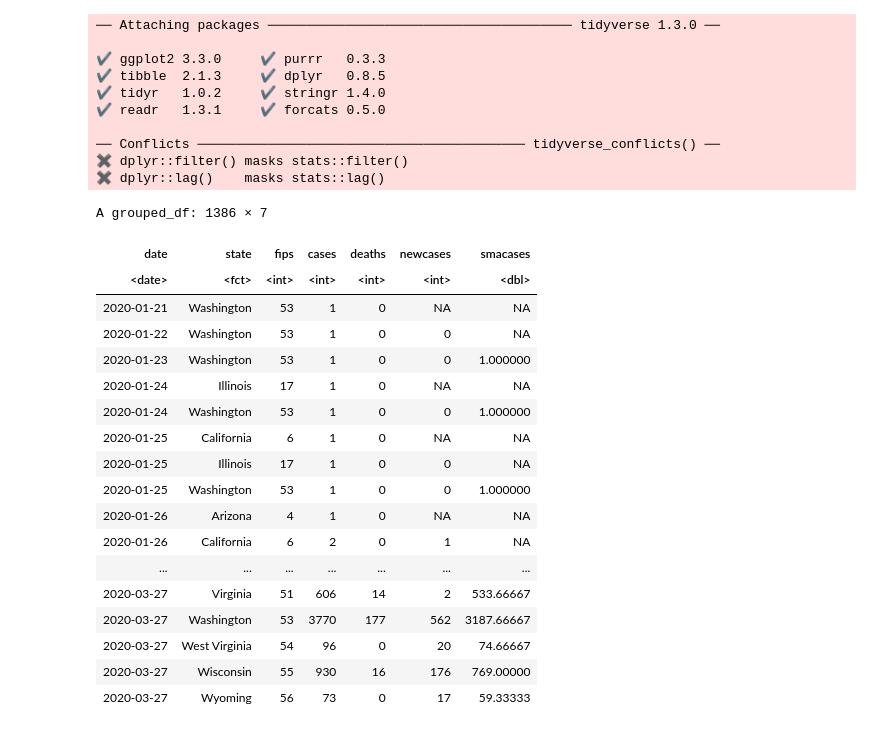
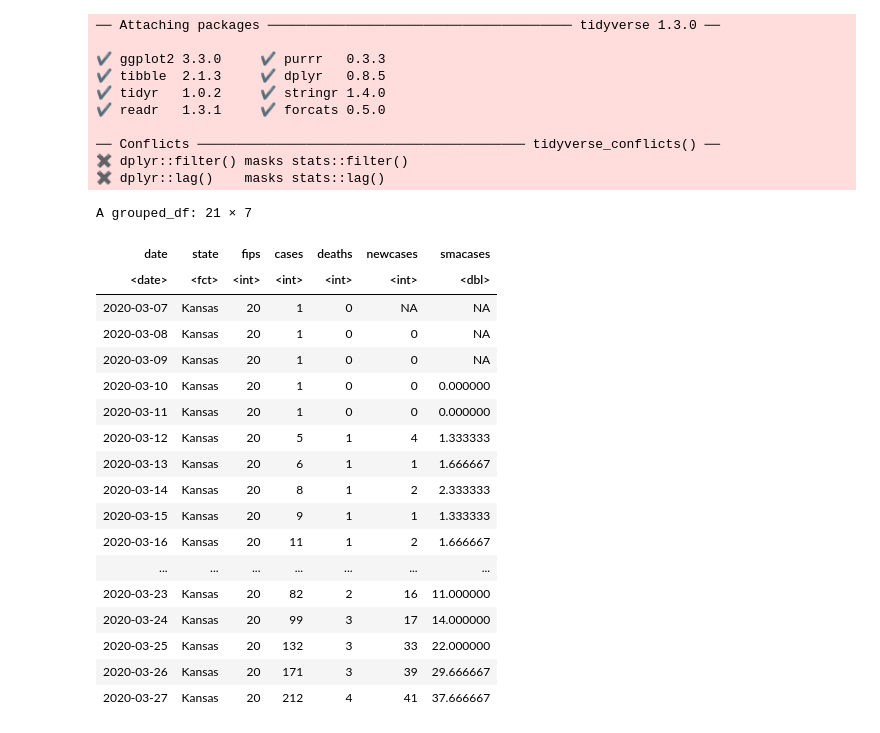
Before and after one commit to ali-raheem/COVID-19-Railway, a Jupyter notebook: US.loglog.ipynb, the cells around one changed output. Cells and saved outputs as stored; diff of their text form; code cells hidden in the pictures.

```diff
--- a/US.loglog.ipynb
+++ b/US.loglog.ipynb
@@ -18,33 +18,33 @@ library(gganimate)
 # %%
 us.data <- read.csv('us-states.csv')
 us.data$date <- as.Date(us.data$date)
 us.data <- us.data %>%
             arrange(date) %>%
-          #  mutate(cases = cases + seq.int(nrow(us.data))*0.0000001) %>%
+           # mutate(cases = cases + seq.int(nrow(us.data))*0.0000001) %>%
             group_by(state) %>%
             mutate(newcases = cases - lag(cases, 1)) %>%
-            mutate(smacases = (cases + lag(cases, 1) + lag(cases, 2))/3 )
-us.data
+            mutate(smacases = (newcases + lag(newcases, 1) + lag(newcases, 2))/3 )
+us.data %>% filter(state=='Kansas')
 # %% [output]
-A grouped_df: 1386 × 7
+A grouped_df: 21 × 7
 | date | state | fips | cases | deaths | newcases | smacases |
 | <date> | <fct> | <int> | <int> | <int> | <int> | <dbl> |
-| 2020-01-21 | Washington | 53 | 1 | 0 | NA | NA |
-| 2020-01-22 | Washington | 53 | 1 | 0 | 0 | NA |
-| 2020-01-23 | Washington | 53 | 1 | 0 | 0 | 1.000000 |
-| 2020-01-24 | Illinois | 17 | 1 | 0 | NA | NA |
-| 2020-01-24 | Washington | 53 | 1 | 0 | 0 | 1.000000 |
-| 2020-01-25 | California | 6 | 1 | 0 | NA | NA |
-| 2020-01-25 | Illinois | 17 | 1 | 0 | 0 | NA |
-| 2020-01-25 | Washington | 53 | 1 | 0 | 0 | 1.000000 |
-| 2020-01-26 | Arizona | 4 | 1 | 0 | NA | NA |
-| 2020-01-26 | California | 6 | 2 | 0 | 1 | NA |
+| 2020-03-07 | Kansas | 20 | 1 | 0 | NA | NA |
+| 2020-03-08 | Kansas | 20 | 1 | 0 | 0 | NA |
+| 2020-03-09 | Kansas | 20 | 1 | 0 | 0 | NA |
+| 2020-03-10 | Kansas | 20 | 1 | 0 | 0 | 0.000000 |
+| 2020-03-11 | Kansas | 20 | 1 | 0 | 0 | 0.000000 |
+| 2020-03-12 | Kansas | 20 | 5 | 1 | 4 | 1.333333 |
+| 2020-03-13 | Kansas | 20 | 6 | 1 | 1 | 1.666667 |
+| 2020-03-14 | Kansas | 20 | 8 | 1 | 2 | 2.333333 |
+| 2020-03-15 | Kansas | 20 | 9 | 1 | 1 | 1.333333 |
+| 2020-03-16 | Kansas | 20 | 11 | 1 | 2 | 1.666667 |
 | ... | ... | ... | ... | ... | ... | ... |
-| 2020-03-27 | Virginia | 51 | 606 | 14 | 2 | 533.66667 |
-| 2020-03-27 | Washington | 53 | 3770 | 177 | 562 | 3187.66667 |
-| 2020-03-27 | West Virginia | 54 | 96 | 0 | 20 | 74.66667 |
-| 2020-03-27 | Wisconsin | 55 | 930 | 16 | 176 | 769.00000 |
-| 2020-03-27 | Wyoming | 56 | 73 | 0 | 17 | 59.33333 |
+| 2020-03-23 | Kansas | 20 | 82 | 2 | 16 | 11.000000 |
+| 2020-03-24 | Kansas | 20 | 99 | 3 | 17 | 14.000000 |
+| 2020-03-25 | Kansas | 20 | 132 | 3 | 33 | 22.000000 |
+| 2020-03-26 | Kansas | 20 | 171 | 3 | 39 | 29.666667 |
+| 2020-03-27 | Kansas | 20 | 212 | 4 | 41 | 37.666667 |
 # %%
 p <- ggplot(us.data, aes(x=cases)) +
     geom_line(aes(y=smacases, colour=state)) +
```
Also changed, not shown: parts of 3 cells of this notebook, 2 other files.
